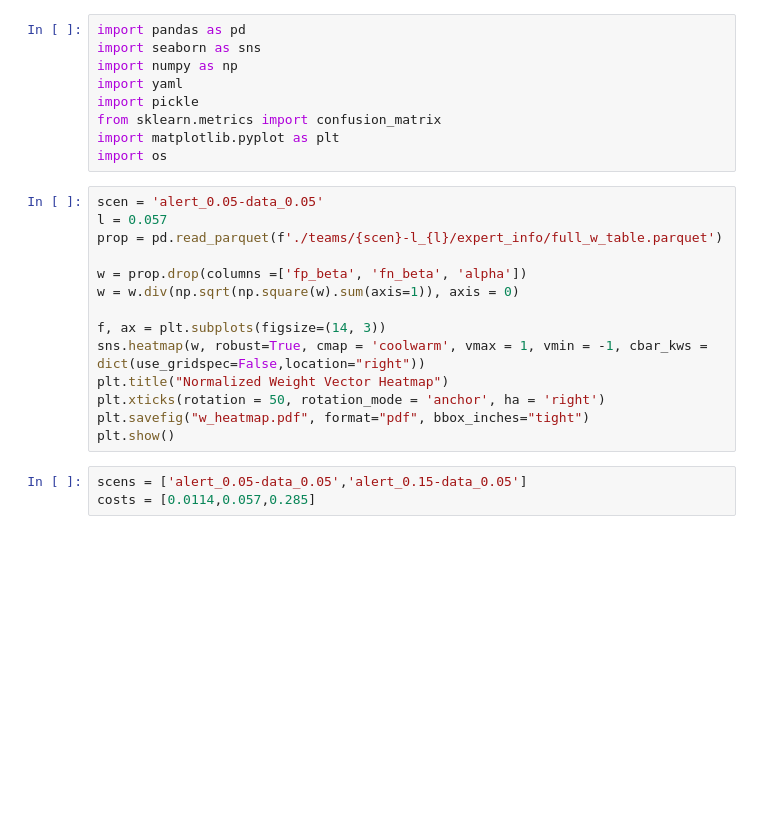
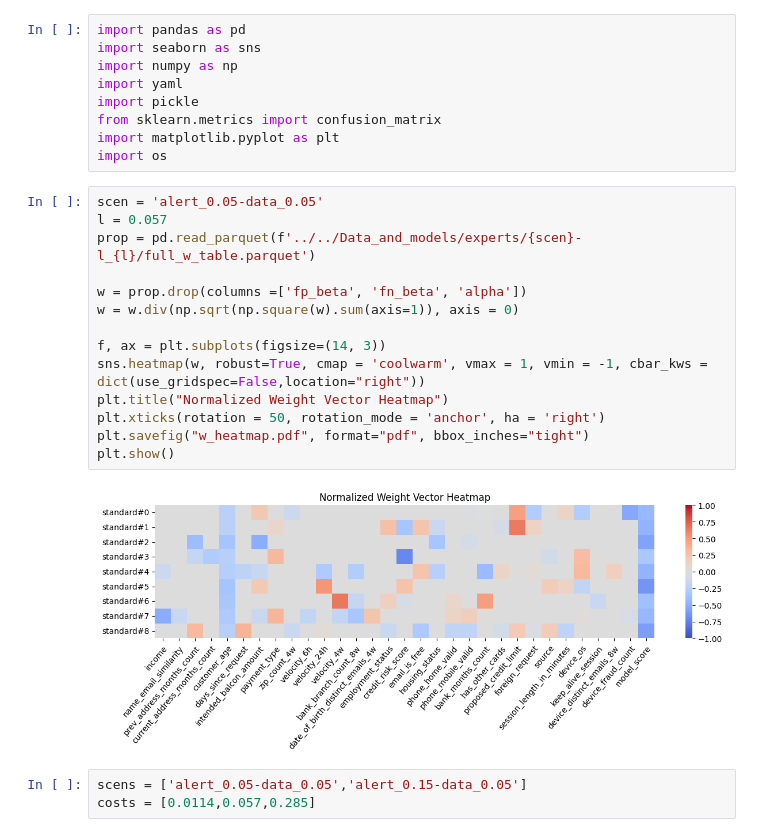
Before and after one commit to feedzai/deccaf, a Jupyter notebook: Code/experts/expert_analysis.ipynb, the cells around one changed output. Cells and saved outputs as stored; diff of their text form; blank space fills up the shorter version.

```diff
--- a/Code/experts/expert_analysis.ipynb
+++ b/Code/experts/expert_analysis.ipynb
@@ -10,17 +10,19 @@ import os
 # %%
 scen = 'alert_0.05-data_0.05'
 l = 0.057
-prop = pd.read_parquet(f'./teams/{scen}-l_{l}/expert_info/full_w_table.parquet')
+prop = pd.read_parquet(f'../../Data_and_models/experts/{scen}-l_{l}/full_w_table.parquet')
 
 w = prop.drop(columns =['fp_beta', 'fn_beta', 'alpha'])
 w = w.div(np.sqrt(np.square(w).sum(axis=1)), axis = 0)
 
 f, ax = plt.subplots(figsize=(14, 3))
 sns.heatmap(w, robust=True, cmap = 'coolwarm', vmax = 1, vmin = -1, cbar_kws = dict(use_gridspec=False,location="right"))
 plt.title("Normalized Weight Vector Heatmap")
 plt.xticks(rotation = 50, rotation_mode = 'anchor', ha = 'right')
 plt.savefig("w_heatmap.pdf", format="pdf", bbox_inches="tight")
 plt.show()
+# %% [output]
+[figure, added]
 # %%
 scens = ['alert_0.05-data_0.05','alert_0.15-data_0.05']
 costs = [0.0114,0.057,0.285]
```
Also changed, not shown: parts of 3 cells of this notebook, 1 other file.
